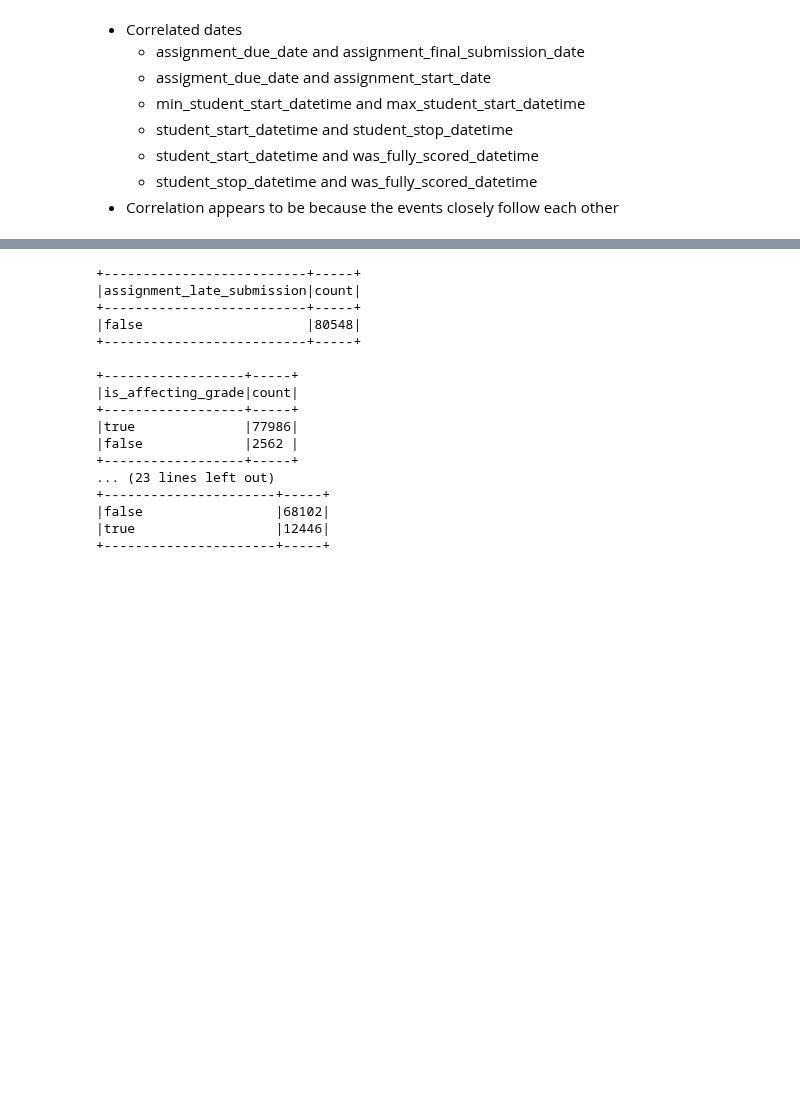
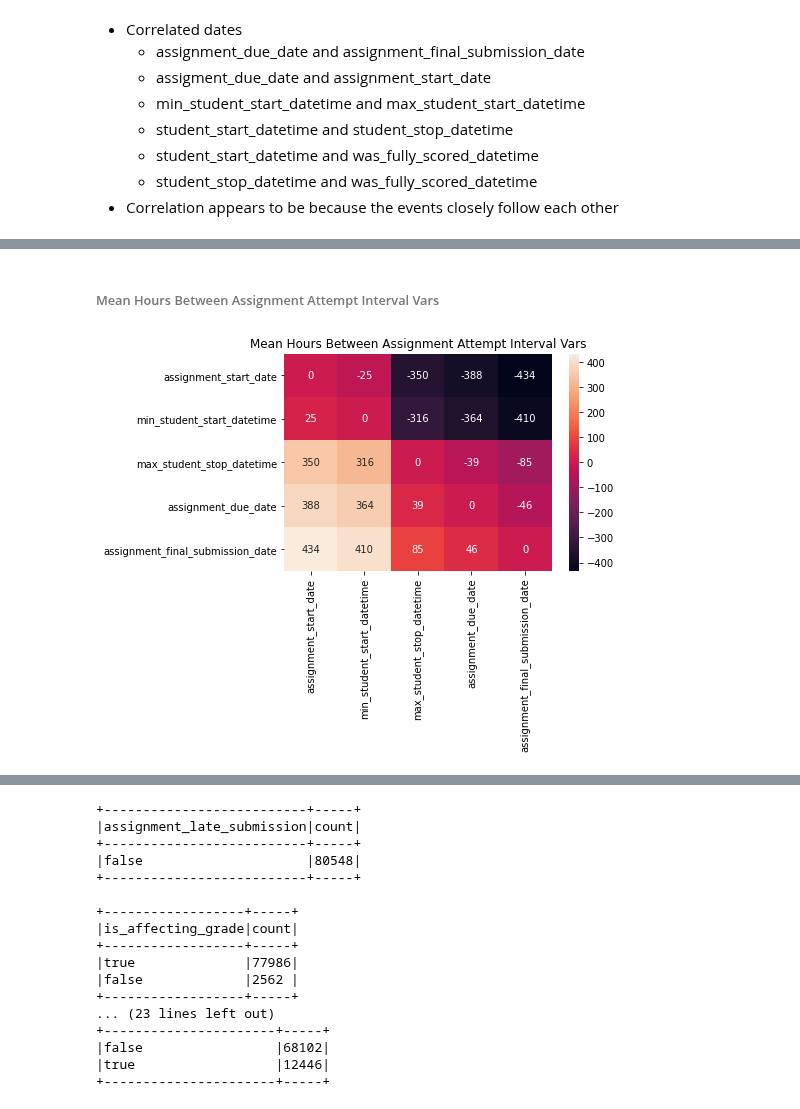
Before and after one commit to dlhinkley/c772-capstone-project, a Jupyter notebook: juniper/summary/descriptive-statistics.ipynb, the cells around one changed output, grey strips where cells are left out. Cells and saved outputs as stored; diff of their text form; code cells hidden in the pictures; blank space fills up the shorter version.

```diff
--- a/juniper/summary/descriptive-statistics.ipynb
+++ b/juniper/summary/descriptive-statistics.ipynb
@@ -339,0 +419,15 @@ corr, ax = associations( dfFlt.select(* (F.unix_timestamp(c).alias(c) for c in t
+# %% [markdown]
+###### Mean Hours Between Assignment Attempt Interval Vars
+# %%
+# attemptIntVars = [i for i in allIntVars if i not in cats['assignmentAttemptVars']]
+attemptIntVars = [
+'assignment_start_date',
+'min_student_start_datetime',
+'max_student_stop_datetime',
+'assignment_due_date',
+'assignment_final_submission_date',
+]
+
+date_diff_map(sampDf.select(attemptIntVars).toPandas(), "Mean Hours Between Assignment Attempt Interval Vars", 'h')
+# %% [output]
+[figure, added]
```
Also changed, not shown: parts of 29 cells of this notebook, 11 other files.
